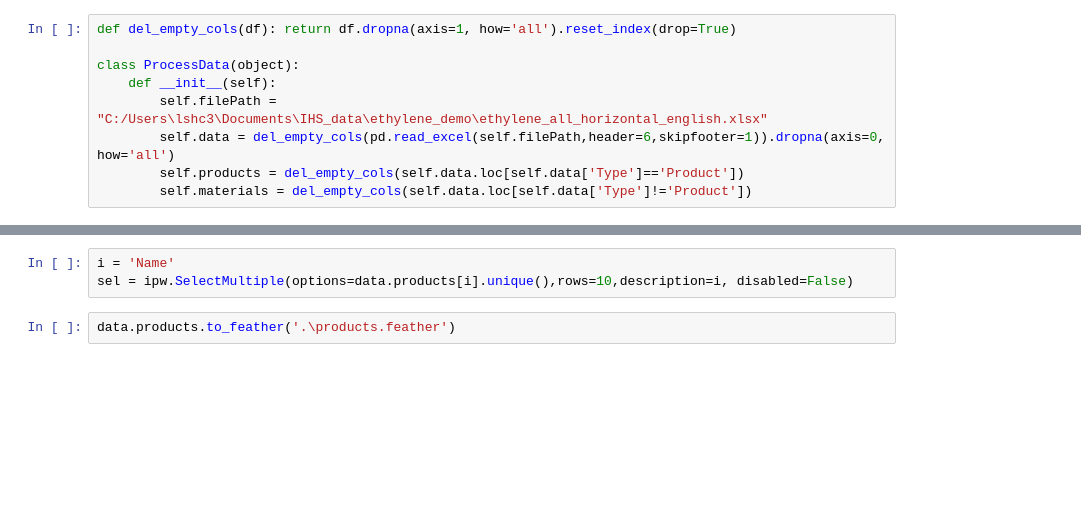
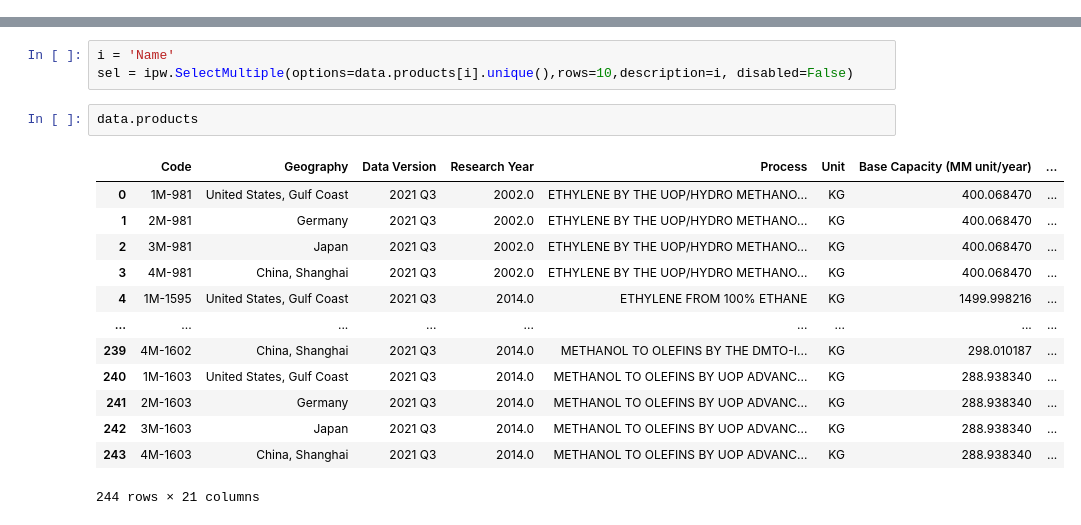
Before and after one commit to luke-scot/emissions-tracking, a Jupyter notebook: notebooks/data-extraction/IHS_extract.ipynb, the cells around one changed output, grey strips where cells are left out. Cells and saved outputs as stored; diff of their text form; blank space fills up the shorter version.

```diff
--- a/notebooks/data-extraction/IHS_extract.ipynb
+++ b/notebooks/data-extraction/IHS_extract.ipynb
@@ -63,12 +63,3 @@ df_to_xlsx_table(cost, "Costs")
 # Extract from multiline file
 # %%
 import pyarrow
-# %%
-def del_empty_cols(df): return df.dropna(axis=1, how='all').reset_index(drop=True)
-
-class ProcessData(object):
-    def __init__(self):
-        self.filePath = "C:/Users\lshc3\Documents\IHS_data\ethylene_demo\ethylene_all_horizontal_english.xlsx"
-        self.data = del_empty_cols(pd.read_excel(self.filePath,header=6,skipfooter=1)).dropna(axis=0, how='all')
-        self.products = del_empty_cols(self.data.loc[self.data['Type']=='Product'])
-        self.materials = del_empty_cols(self.data.loc[self.data['Type']!='Product'])
@@ -84,4 +109,18 @@ selectors = [ipw.SelectMultiple(options=data.products[i].unique(),rows=10,descri
 i = 'Name'
 sel = ipw.SelectMultiple(options=data.products[i].unique(),rows=10,description=i, disabled=False)
 # %%
-data.products.to_feather('.\products.feather')
+data.products
+# %% [output]
+|  | Code | Geography | Data Version | Research Year | Process | Unit | Base Capacity (MM unit/year) | ... |
+| 0 | 1M-981 | United States, Gulf Coast | 2021 Q3 | 2002.0 | ETHYLENE BY THE UOP/HYDRO METHANO... | KG | 400.068470 | ... |
+| 1 | 2M-981 | Germany | 2021 Q3 | 2002.0 | ETHYLENE BY THE UOP/HYDRO METHANO... | KG | 400.068470 | ... |
+| 2 | 3M-981 | Japan | 2021 Q3 | 2002.0 | ETHYLENE BY THE UOP/HYDRO METHANO... | KG | 400.068470 | ... |
+| 3 | 4M-981 | China, Shanghai | 2021 Q3 | 2002.0 | ETHYLENE BY THE UOP/HYDRO METHANO... | KG | 400.068470 | ... |
+| 4 | 1M-1595 | United States, Gulf Coast | 2021 Q3 | 2014.0 | ETHYLENE FROM 100% ETHANE | KG | 1499.998216 | ... |
+| ... | ... | ... | ... | ... | ... | ... | ... | ... |
+| 239 | 4M-1602 | China, Shanghai | 2021 Q3 | 2014.0 | METHANOL TO OLEFINS BY THE DMTO-I... | KG | 298.010187 | ... |
+| 240 | 1M-1603 | United States, Gulf Coast | 2021 Q3 | 2014.0 | METHANOL TO OLEFINS BY UOP ADVANC... | KG | 288.938340 | ... |
+| 241 | 2M-1603 | Germany | 2021 Q3 | 2014.0 | METHANOL TO OLEFINS BY UOP ADVANC... | KG | 288.938340 | ... |
+| 242 | 3M-1603 | Japan | 2021 Q3 | 2014.0 | METHANOL TO OLEFINS BY UOP ADVANC... | KG | 288.938340 | ... |
+| 243 | 4M-1603 | China, Shanghai | 2021 Q3 | 2014.0 | METHANOL TO OLEFINS BY UOP ADVANC... | KG | 288.938340 | ... |
+244 rows × 21 columns
```
Also changed, not shown: parts of 15 cells of this notebook.
